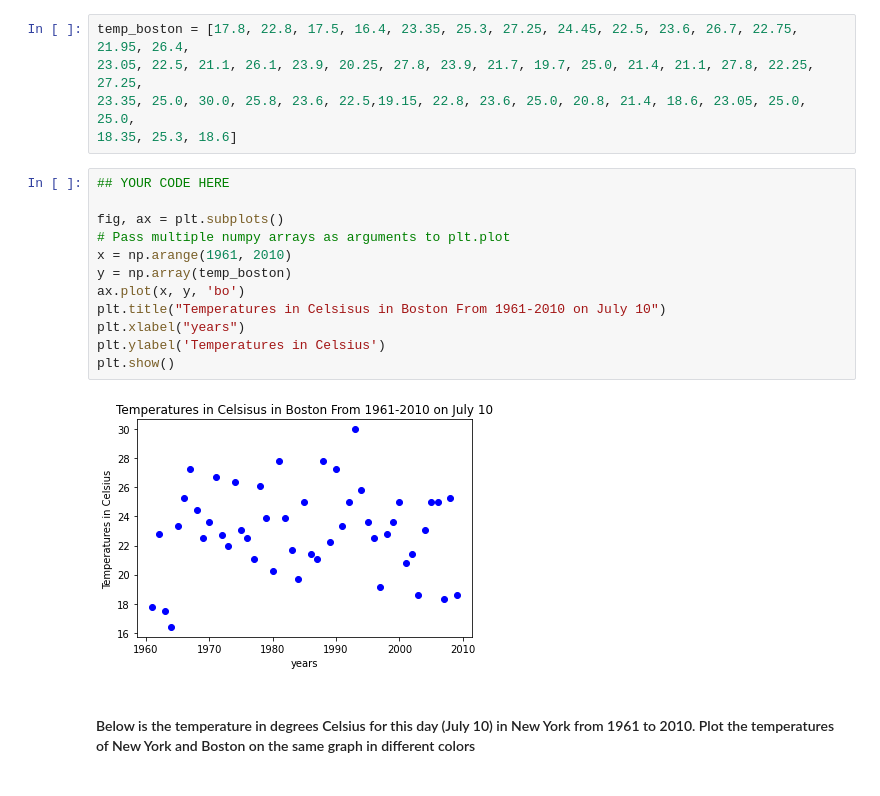
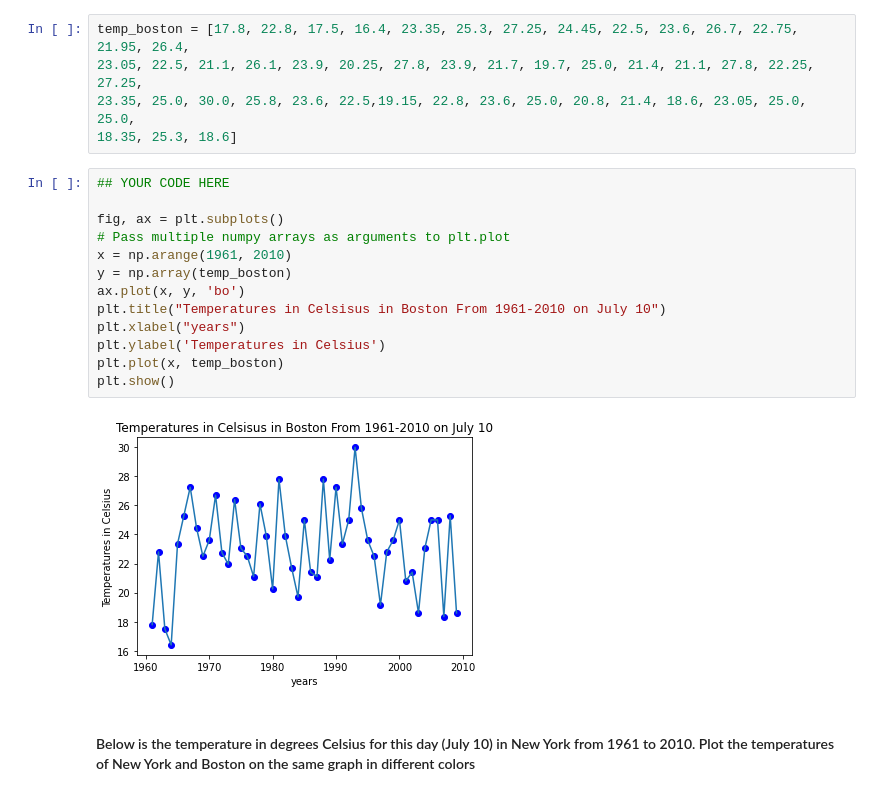
Before and after one commit to anaaparamesh/Week1_Public, a Jupyter notebook: Notebooks/02_Pandas_and_Matplotlib/Matplotlib_Exercise.ipynb, the cells around one changed output. Saved outputs shown, nothing was run; the diff lists cells and outputs as text.

Commit message:
Made it so plot connected

```diff
--- a/Notebooks/02_Pandas_and_Matplotlib/Matplotlib_Exercise.ipynb
+++ b/Notebooks/02_Pandas_and_Matplotlib/Matplotlib_Exercise.ipynb
@@ -17,17 +17,18 @@ temp_boston = [17.8, 22.8, 17.5, 16.4, 23.35, 25.3, 27.25, 24.45, 22.5, 23.6, 26
 # %%
 ## YOUR CODE HERE
 
 fig, ax = plt.subplots()
 # Pass multiple numpy arrays as arguments to plt.plot
 x = np.arange(1961, 2010)
 y = np.array(temp_boston)
 ax.plot(x, y, 'bo')
 plt.title("Temperatures in Celsisus in Boston From 1961-2010 on July 10")
 plt.xlabel("years")
 plt.ylabel('Temperatures in Celsius')
+plt.plot(x, temp_boston)
 plt.show()
 # %% [output]
-[figure, old version]
+[figure, new version]
 # %% [markdown]
 #### Below is the temperature in degrees Celsius for this day (July 10) in New York from 1961 to 2010. Plot the temperatures of New York and Boston on the same graph in different colors
 # %%
```
